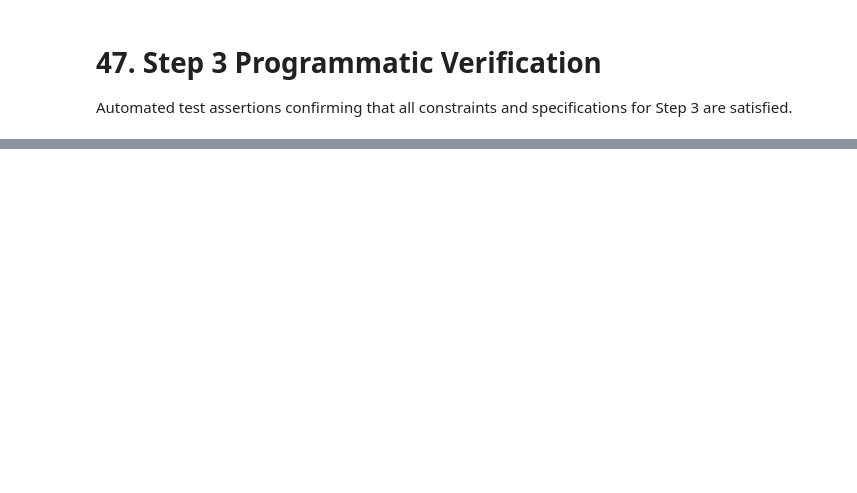
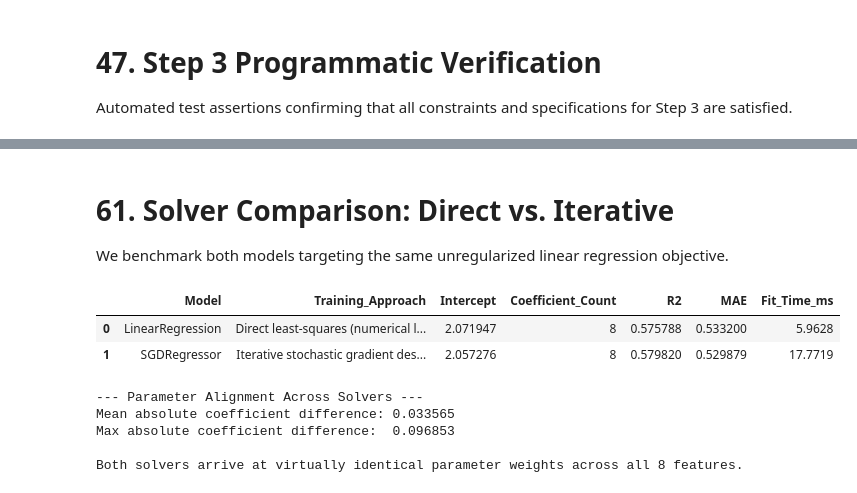
Before and after one commit to abed-dvp/california-housing-training-optimization, a Jupyter notebook: notebook.ipynb, the cells around one changed output, grey strips where cells are left out. Cells and saved outputs as stored; diff of their text form; code cells hidden in the pictures; blank space fills up the shorter version.

```diff
--- a/notebook.ipynb
+++ b/notebook.ipynb
@@ -1444,0 +1791,16 @@ print("\u2713 All Step 3 programmatic verifications passed successfully!")
+# %%
+t0 = time.perf_counter()
+lin_reg = LinearRegression()
+lin_reg.fit(X_all_train_scaled, y_train_all)
+t_lin_reg = (time.perf_counter() - t0) * 1000
+
+y_pred_lr = lin_reg.predict(X_all_test_scaled)
+r2_lr = float(r2_score(y_test_all, y_pred_lr))
+mae_lr = float(mean_absolute_error(y_test_all, y_pred_lr))
+
+print("=== LinearRegression (Direct Numerical Solver) ===")
+print(f"Intercept:          {lin_reg.intercept_:.6f}")
+print(f"Coefficient shape:  {lin_reg.coef_.shape}")
+print(f"Test R²:            {r2_lr:.4f}")
+print(f"Test MAE:           {mae_lr:.4f}")
+print(f"Fit Time:           {t_lin_reg:.2f} ms")
@@ -1444,0 +1852,46 @@ print("\u2713 All Step 3 programmatic verifications passed successfully!")
+# %% [markdown]
+# 61. Solver Comparison: Direct vs. Iterative
+
+We benchmark both models targeting the same unregularized linear regression objective.
+# %%
+coef_diffs = np.abs(lin_reg.coef_ - lin_reg_sgd.coef_)
+mean_coef_diff = float(np.mean(coef_diffs))
+max_coef_diff = float(np.max(coef_diffs))
+
+model_benchmark = [
+    {
+        "Model": "LinearRegression",
+        "Training_Approach": "Direct least-squares (numerical linear algebra)",
+        "Intercept": lin_reg.intercept_,
+        "Coefficient_Count": len(lin_reg.coef_),
+        "R2": r2_lr,
+        "MAE": mae_lr,
+        "Fit_Time_ms": t_lin_reg
+    },
+    {
+        "Model": "SGDRegressor",
+        "Training_Approach": "Iterative stochastic gradient descent",
+        "Intercept": lin_reg_sgd.intercept_[0],
+        "Coefficient_Count": len(lin_reg_sgd.coef_),
+        "R2": r2_sgd,
+        "MAE": mae_sgd,
+        "Fit_Time_ms": t_sgd_reg
+    }
+]
+
+pd.DataFrame(model_benchmark)
+# %% [output]
+|  | Model | Training_Approach | Intercept | Coefficient_Count | R2 | MAE | Fit_Time_ms |
+| 0 | LinearRegression | Direct least-squares (numerical l... | 2.071947 | 8 | 0.575788 | 0.533200 | 5.9628 |
+| 1 | SGDRegressor | Iterative stochastic gradient des... | 2.057276 | 8 | 0.579820 | 0.529879 | 17.7719 |
+# %%
+print("--- Parameter Alignment Across Solvers ---")
+print(f"Mean absolute coefficient difference: {mean_coef_diff:.6f}")
+print(f"Max absolute coefficient difference:  {max_coef_diff:.6f}")
+print("\nBoth solvers arrive at virtually identical parameter weights across all 8 features.")
+# %% [output]
+--- Parameter Alignment Across Solvers ---
+Mean absolute coefficient difference: 0.033565
+Max absolute coefficient difference:  0.096853
+
+Both solvers arrive at virtually identical parameter weights across all 8 features.
```
Also changed, not shown: parts of 39 cells of this notebook, 1 other file.
